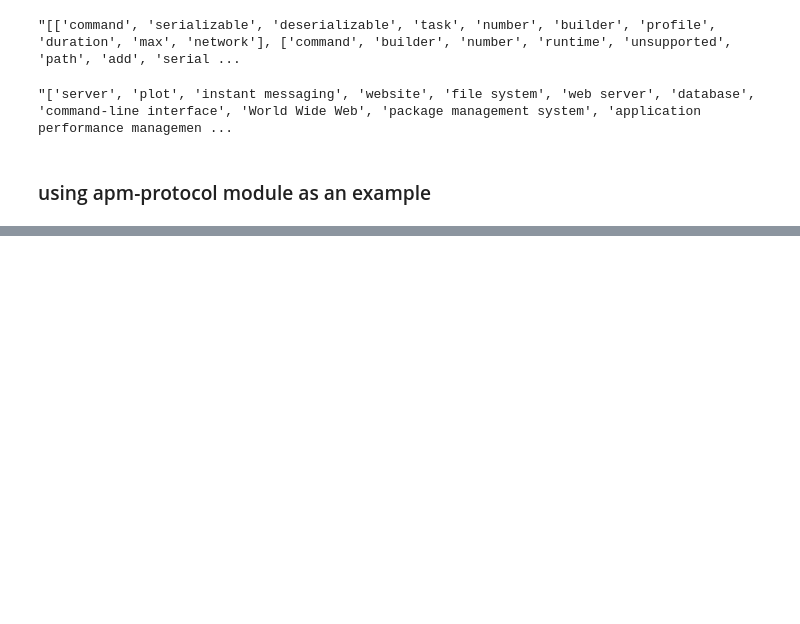
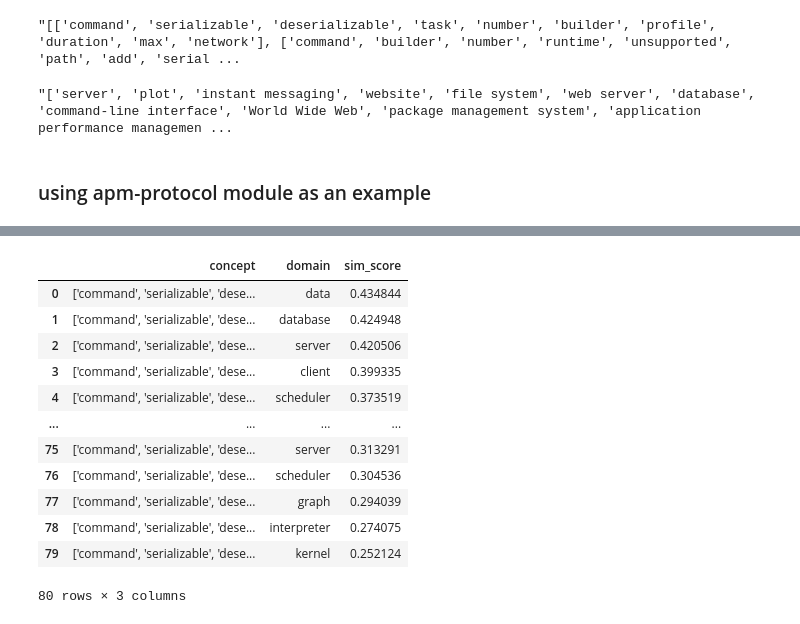
Before and after one commit to zakipauzi/concept-domain-coverage, a Jupyter notebook: 2_topic_ad_matching_embeddings.ipynb, the cells around one changed output, grey strips where cells are left out. Drawn from its saved outputs; the diff is of its cells as text; code cells hidden in the pictures; blank space fills up the shorter version.

```diff
--- a/2_topic_ad_matching_embeddings.ipynb
+++ b/2_topic_ad_matching_embeddings.ipynb
@@ -146,9 +122,4 @@ domains
 import ast
 
 cl = ast.literal_eval(concept_list)
+dl = ast.literal_eval(domains)
-# %%
-match_res = []
-
-for con in cl:
-    domain_res = llm(system_prompt.format(concepts=con, domains=domains))
-    match_res.append([con, domain_res])
@@ -177,0 +126,20 @@ domain_res_df
+# %%
+def comp_con_domains(so_w2v_model, con, domains):
+    # list of domains should be given, now we return an array of similarity scores for all domains
+    sim_res = []
+
+    for dom in domains:
+        sim_res.append((dom, so_w2v_model.n_similarity(con, [dom])))
+
+    sim_df = pd.DataFrame(sim_res, columns=['domain','sim_score']).sort_values(by='sim_score', ascending=False)[:10].reset_index(drop=True)
+    # kv_res = sim_df.to_dict(orient='records')
+
+    return sim_df
+# %%
+domain_res = []
+
+for con in cl:
+    df_res = comp_con_domains(so_w2v_model, con, dl)
+    df_res['concept'] = str(con)
+    df_res = df_res[['concept', 'domain', 'sim_score']]
+    domain_res.append(df_res)
@@ -177,0 +160,18 @@ domain_res_df
+# %%
+pd.set_option('display.max_colwidth', None)
+domain_match_df = pd.concat(domain_res).reset_index(drop=True)
+domain_match_df
+# %% [output]
+|  | concept | domain | sim_score |
+| 0 | ['command', 'serializable', 'dese... | data | 0.434844 |
+| 1 | ['command', 'serializable', 'dese... | database | 0.424948 |
+| 2 | ['command', 'serializable', 'dese... | server | 0.420506 |
+| 3 | ['command', 'serializable', 'dese... | client | 0.399335 |
+| 4 | ['command', 'serializable', 'dese... | scheduler | 0.373519 |
+| ... | ... | ... | ... |
+| 75 | ['command', 'serializable', 'dese... | server | 0.313291 |
+| 76 | ['command', 'serializable', 'dese... | scheduler | 0.304536 |
+| 77 | ['command', 'serializable', 'dese... | graph | 0.294039 |
+| 78 | ['command', 'serializable', 'dese... | interpreter | 0.274075 |
+| 79 | ['command', 'serializable', 'dese... | kernel | 0.252124 |
+80 rows × 3 columns
```
Also changed, not shown: parts of 9 cells of this notebook.
